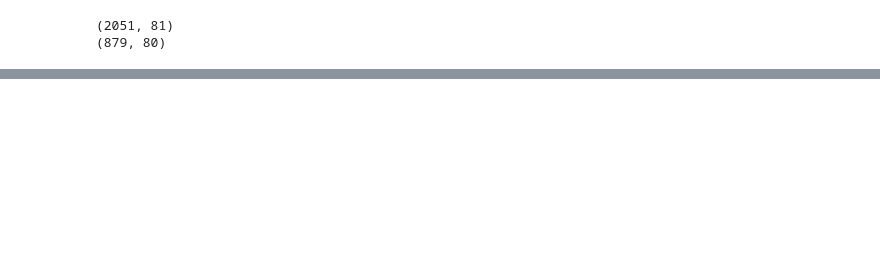
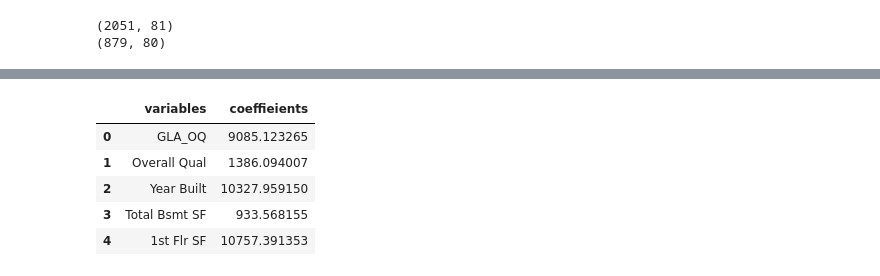
Before and after one commit to pwalesdi/Ames_Housing_Data, a Jupyter notebook: Project_2_Updated.ipynb, the cells around one changed output, grey strips where cells are left out. Saved outputs shown, nothing was run; the diff lists cells and outputs as text; code cells hidden in the pictures; blank space fills up the shorter version.

```diff
--- a/Project_2_Updated.ipynb
+++ b/Project_2_Updated.ipynb
@@ -275,3 +291,13 @@ y = np.log(y)
+# %%
+coef_df.head()
+# coef_df.sort_values(by='coeffieients', ascending=False)
+# %% [output]
+|  | variables | coeffieients |
+| 0 | GLA_OQ | 9085.123265 |
+| 1 | Overall Qual | 1386.094007 |
+| 2 | Year Built | 10327.959150 |
+| 3 | Total Bsmt SF | 933.568155 |
+| 4 | 1st Flr SF | 10757.391353 |
 # %%
 def metrics_summary(X, y, test_set, cv, k, scaled=True, poly=False, n_alphas=100):
 
```
Also changed, not shown: parts of 40 cells of this notebook, 6 other files.
